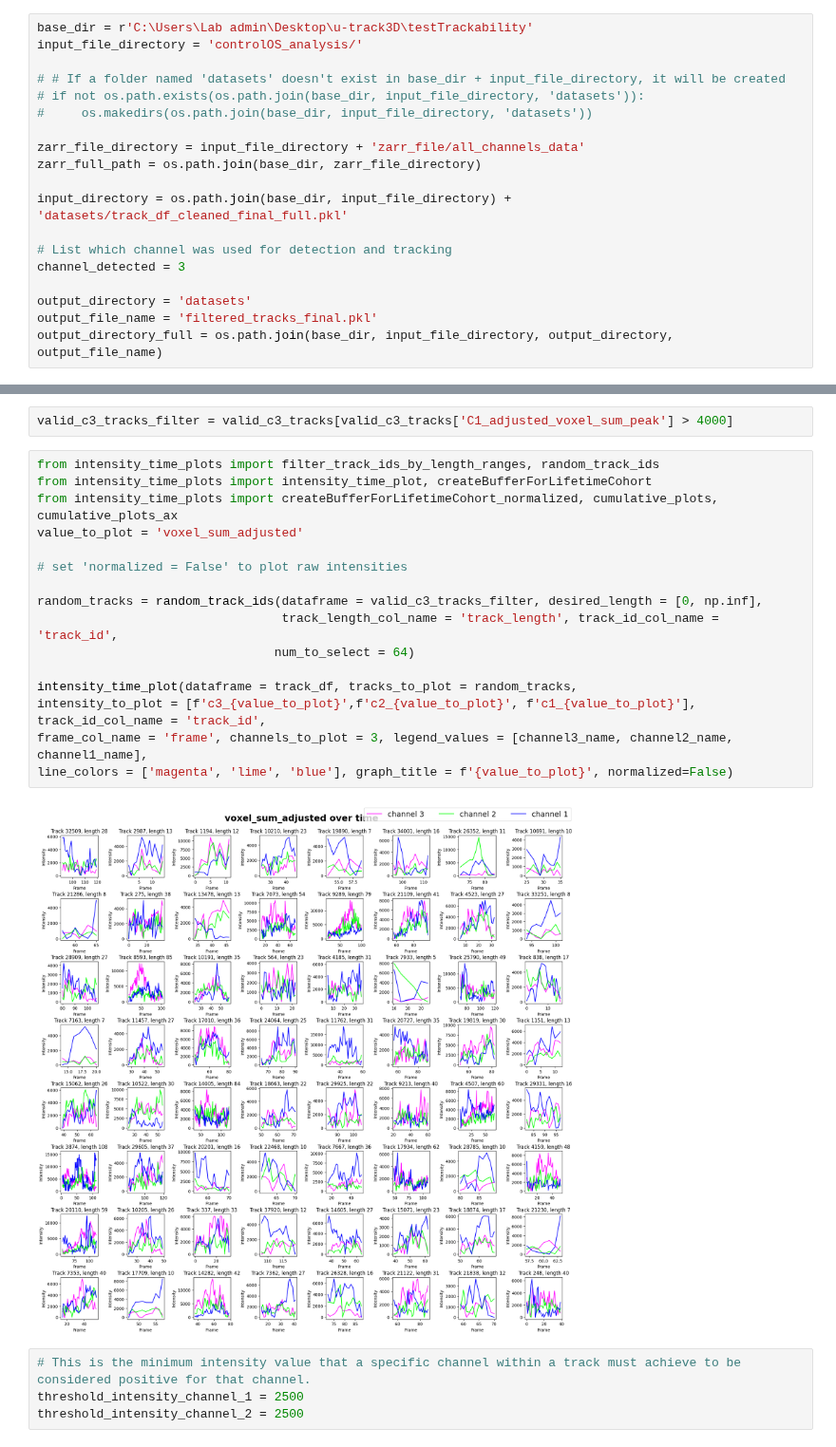
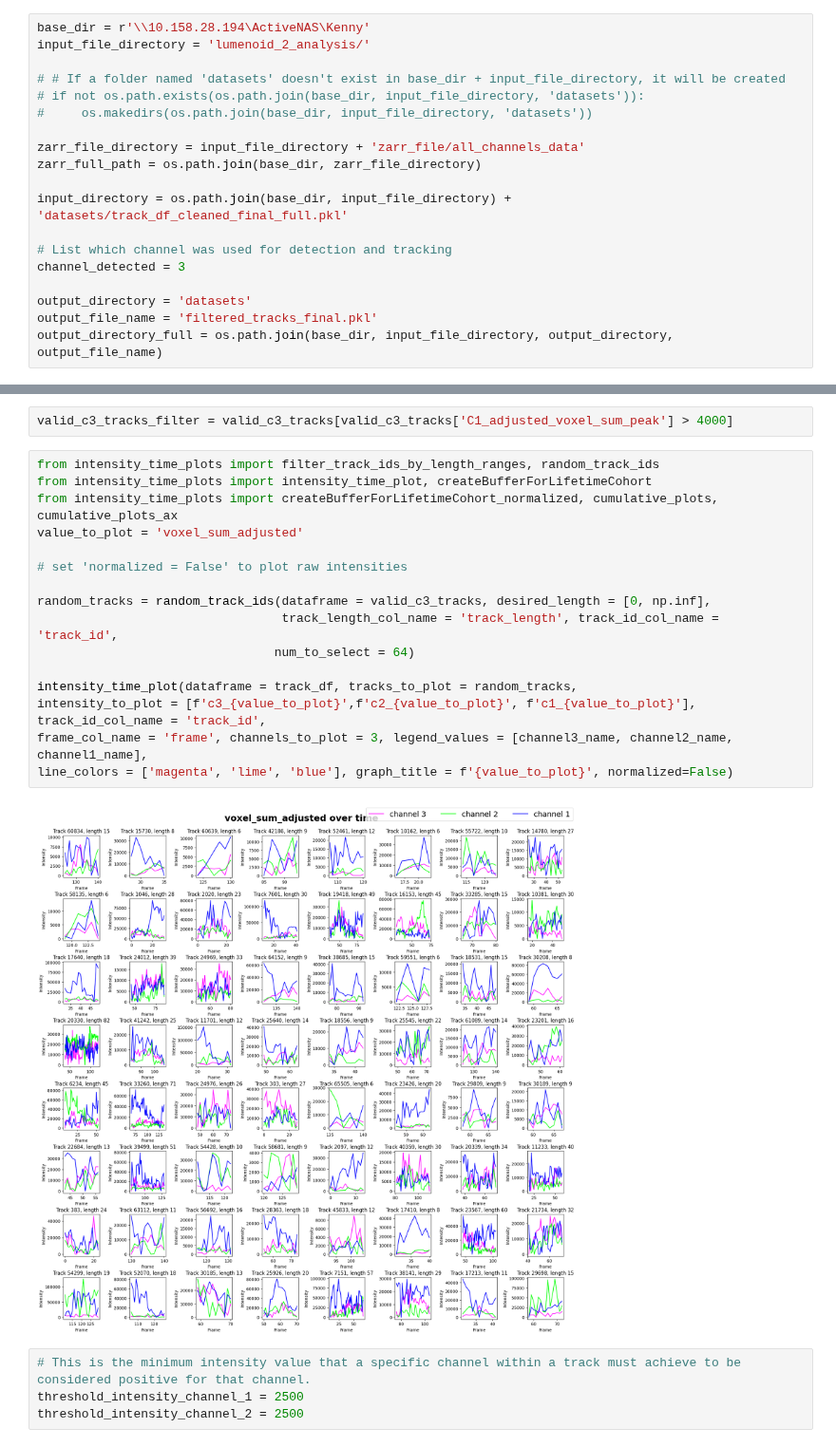
Before and after one commit to MatsulabUW/LLSM-CME-ANALYSIS, a Jupyter notebook: Final/Jupyter_Notebooks/matlab_interface/04.filtering_tracks.ipynb, the cells around one changed output, grey strips where cells are left out. Shown at 95% size. Cells and saved outputs as stored; diff of their text form.

```diff
--- a/Final/Jupyter_Notebooks/matlab_interface/04.filtering_tracks.ipynb
+++ b/Final/Jupyter_Notebooks/matlab_interface/04.filtering_tracks.ipynb
@@ -19,8 +19,8 @@ from filters import plot_z_sum, allocate_membrane_regions, plot_z_sum_bd
 # %% [markdown]
 Do not change the code in the cell below
 # %%
-base_dir = r'C:\Users\Lab admin\Desktop\u-track3D\testTrackability'
-input_file_directory = 'controlOS_analysis/'
+base_dir = r'\\10.158.28.194\ActiveNAS\Kenny'
+input_file_directory = 'lumenoid_2_analysis/'
 
 # # If a folder named 'datasets' doesn't exist in base_dir + input_file_directory, it will be created
 # if not os.path.exists(os.path.join(base_dir, input_file_directory, 'datasets')):
@@ -211,21 +211,21 @@ valid_c3_tracks_filter = valid_c3_tracks[valid_c3_tracks['C1_adjusted_voxel_sum_
 # %%
 from intensity_time_plots import filter_track_ids_by_length_ranges, random_track_ids
 from intensity_time_plots import intensity_time_plot, createBufferForLifetimeCohort
 from intensity_time_plots import createBufferForLifetimeCohort_normalized, cumulative_plots, cumulative_plots_ax
 value_to_plot = 'voxel_sum_adjusted'
 
 # set 'normalized = False' to plot raw intensities
 
-random_tracks = random_track_ids(dataframe = valid_c3_tracks_filter, desired_length = [0, np.inf],
+random_tracks = random_track_ids(dataframe = valid_c3_tracks, desired_length = [0, np.inf],
                                  track_length_col_name = 'track_length', track_id_col_name = 'track_id',
                                 num_to_select = 64)
 
 intensity_time_plot(dataframe = track_df, tracks_to_plot = random_tracks,
 intensity_to_plot = [f'c3_{value_to_plot}',f'c2_{value_to_plot}', f'c1_{value_to_plot}'], track_id_col_name = 'track_id',
 frame_col_name = 'frame', channels_to_plot = 3, legend_values = [channel3_name, channel2_name, channel1_name],
 line_colors = ['magenta', 'lime', 'blue'], graph_title = f'{value_to_plot}', normalized=False)
 # %% [output]
-[figure, old version]
+[figure, new version]
 # %%
 # This is the minimum intensity value that a specific channel within a track must achieve to be considered positive for that channel.
 threshold_intensity_channel_1 = 2500
```
Also changed, not shown: parts of 12 cells of this notebook, 8 other files.
